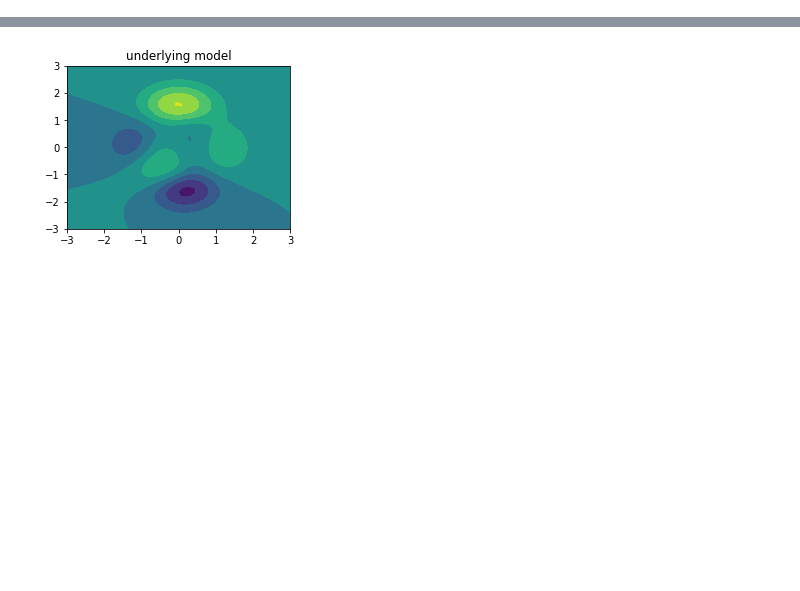
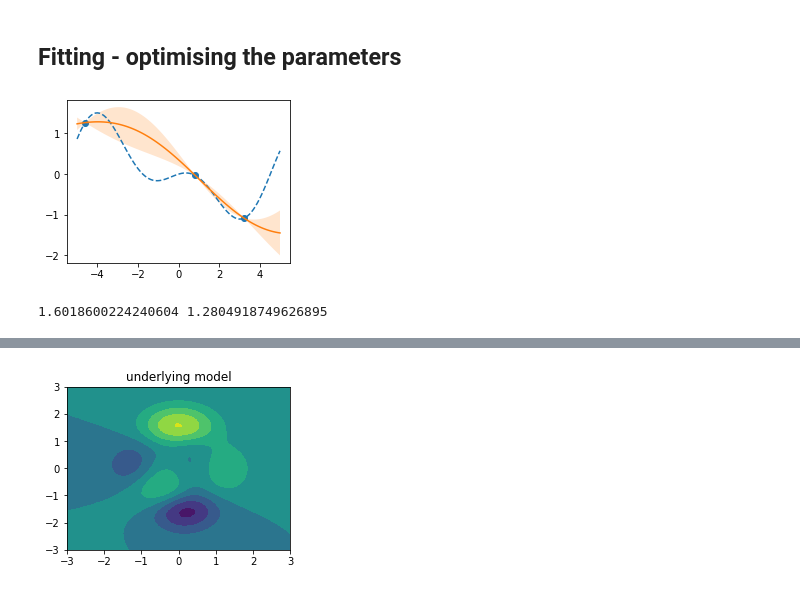
Before and after one commit to MGuo-Lab/oodx, a Jupyter notebook: notebooks/gaussian_processes.ipynb, the cells around one changed output, grey strips where cells are left out. Saved outputs shown, nothing was run; the diff lists cells and outputs as text; code cells hidden in the pictures; blank space fills up the shorter version.

```diff
--- a/notebooks/gaussian_processes.ipynb
+++ b/notebooks/gaussian_processes.ipynb
@@ -0,0 +123,13 @@
+# %% [markdown]
+## Fitting - optimising the parameters
+# %%
+api.init_regressor('gp')
+api.regressor.fit(api.x_, api.y_)
+plot_1d(api, show_underlying=True, show_samples=True)
+
+cv = api.regressor.constant_value
+ls = api.regressor.length_scale
+print(cv, ls)
+# %% [output]
+[figure, added]
+1.6018600224240604 1.2804918749626895
```
Also changed, not shown: parts of 20 cells of this notebook, 1 other file.
